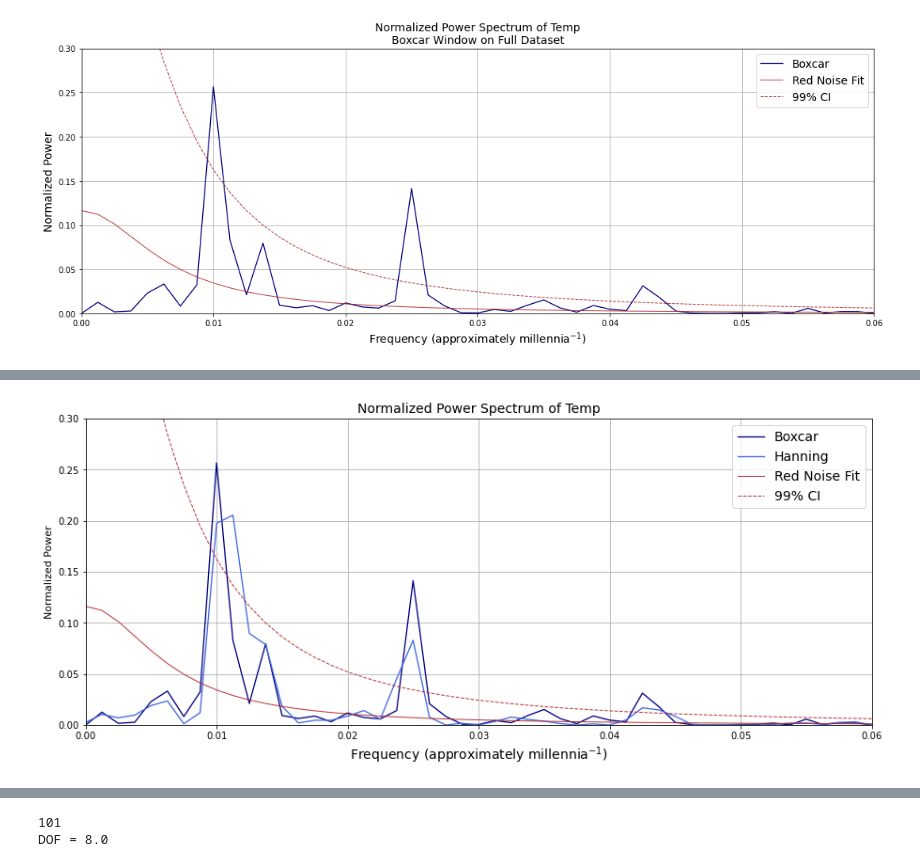
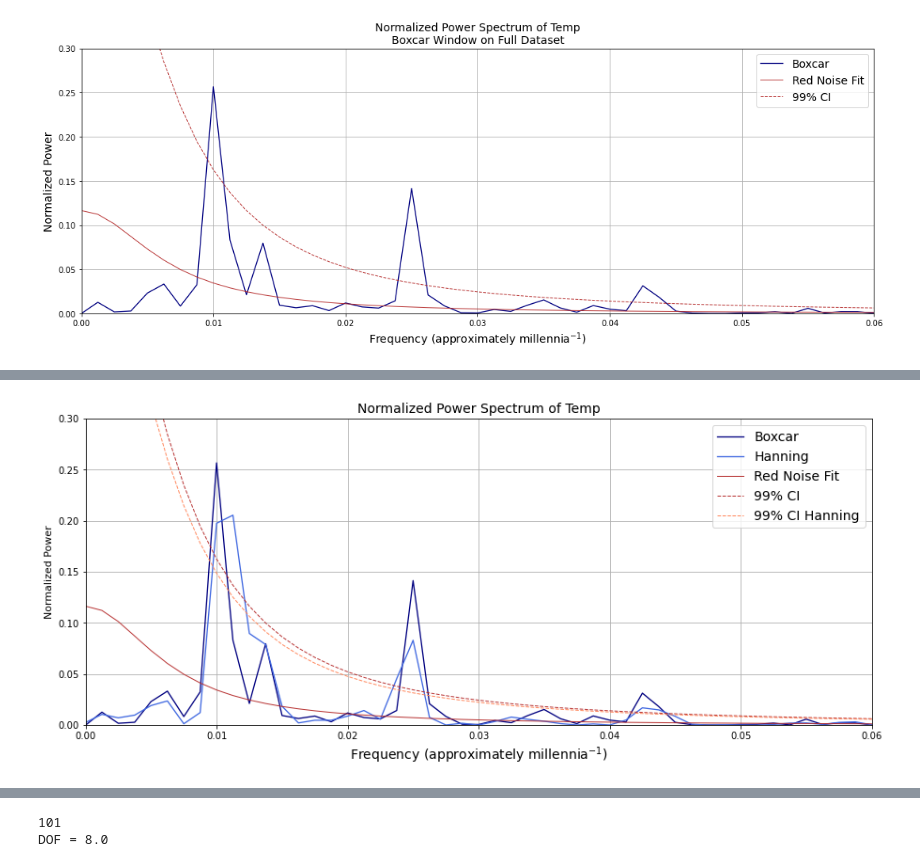
Before and after one commit to jenkayco/ATOC7500ObjectiveDataAnalysis_Fall2020, a Jupyter notebook: lab4/ATOC7500_applicationlab4_fft_EPICA.ipynb, the cells around one changed output, grey strips where cells are left out. Cells and saved outputs as stored; diff of their text form; code cells hidden in the pictures.

```diff
--- a/lab4/ATOC7500_applicationlab4_fft_EPICA.ipynb
+++ b/lab4/ATOC7500_applicationlab4_fft_EPICA.ipynb
@@ -118,6 +118,8 @@ print(var_str,'lag-1 autocorrelation =',round(lag1_r,2),'and Te =',round(Te,0))
 red_fit_n = create_normalized_redfit(len(data),Te)
 dof_entirewindow=2 ### note dof=2 because using whole record for FFT with no chunking
 f_bounds = create_f_bounds(alpha,dof_entirewindow,red_fit_n)  ## using f-test for variance, see function
+## multiple DOF by 1.2 to account for extra smoothing Hanning (Barnes Ch. 4 Eq. 59)
+f_bounds_hanning = create_f_bounds(alpha,dof_entirewindow*1.2,red_fit_n)
 # %% [output]
 Temp lag-1 autocorrelation = 0.96 and Te = 25.0
 # %%
@@ -172,30 +174,31 @@ which in years is approximately... 22932
 # %%
 # Scipy Method... Compare Boxcar (sqaure) Window with a Hanning (tapered) Window.
 # http://docs.scipy.org/doc/scipy/reference/generated/scipy.signal.periodogram.html#scipy.signal.periodogram
 # Which would you prefer??? Boxcar or Hanning??
 
 ## Use Boxcar Window
 f,Pxx = signal.periodogram(data,fs=1.,window='boxcar',nfft=None,return_onesided=True,scaling='spectrum')
 Pxx_n = Pxx/np.sum(Pxx)
 
 ## Use Hanning Window
 f_h,Pxx_h = signal.periodogram(data,fs=1.,window='hanning',nfft=None,return_onesided=True,scaling='spectrum')
 Pxx_h_n = Pxx_h/np.sum(Pxx_h)
 
 fig = plt.figure(figsize=(15,6))
 plt.plot(f,Pxx_n, color='navy', lw=1.3, label='Boxcar')
 plt.plot(f_h,Pxx_h_n, color='royalblue', lw=1.3, label='Hanning')
 plt.plot(freq,red_fit_n, color='firebrick', lw=1, alpha=0.9, label='Red Noise Fit')
 plt.plot(freq,f_bounds, color='firebrick', lw=1, ls='--', alpha=0.9, label=str(int(alpha*100))+'% CI')
+plt.plot(freq,f_bounds_hanning, color='coral', lw=1, ls='--', alpha=0.9, label=str(int(alpha*100))+'% CI Hanning')
 plt.ylim(0.0,0.3)
 plt.xlim(0.0,0.06)
 plt.xlabel("Frequency (approximately millennia$^{-1}$)",fontsize=14)
 plt.ylabel("Normalized Power",fontsize=11)
 plt.title("Normalized Power Spectrum of "+var_str,fontsize=14)
 plt.legend(loc='upper right',fontsize=14)
 plt.grid()
 # %% [output]
-[figure, old version]
+[figure, new version]
 # %%
 ## Use the Hanning Window AND change the length of the data window
 
```
Also changed, not shown: parts of 3 cells of this notebook, 1 other file.
